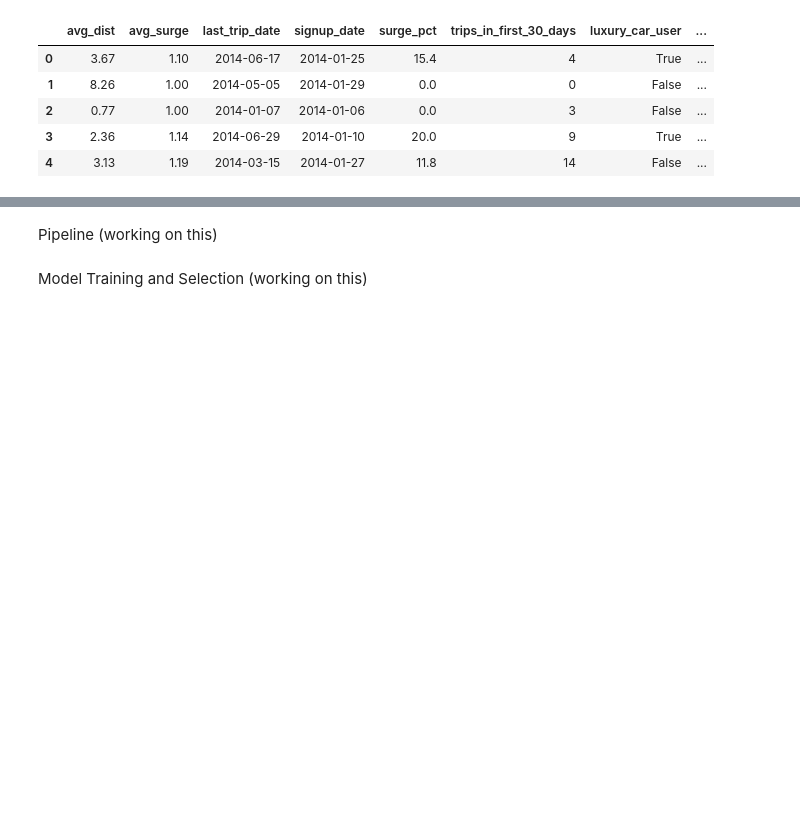
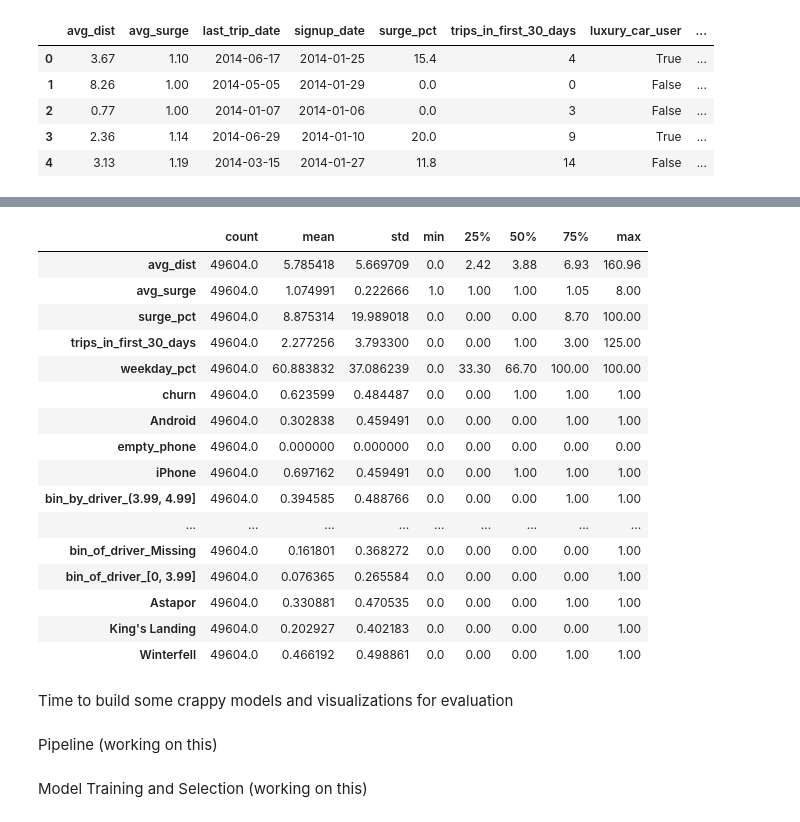
Before and after one commit to MarkDCorey/churn_risk_classification, a Jupyter notebook: churn_risk_classifier.ipynb, the cells around one changed output, grey strips where cells are left out. Cells and saved outputs as stored; diff of their text form; code cells hidden in the pictures; blank space fills up the shorter version.

```diff
--- a/churn_risk_classifier.ipynb
+++ b/churn_risk_classifier.ipynb
@@ -465,10 +467,10 @@ memory usage: 3.6 MB
 # %%
 data_phone = pd.get_dummies(data.phone)
 
-data_bin_avg_rating_by = map(lambda x: 'bin_by_driver_' + str(x), data.bin_avg_rating_by_driver)
+data.bin_avg_rating_by_driver = map(lambda x: 'bin_by_driver_' + str(x), data.bin_avg_rating_by_driver)
 data_bin_avg_rating_by_driver = pd.get_dummies(data.bin_avg_rating_by_driver)
 
-data_bin_avg_rating_of = map(lambda x: 'bin_of_driver_' + str(x), data.bin_avg_rating_of_driver)
+data.bin_avg_rating_of_driver = map(lambda x: 'bin_of_driver_' + str(x), data.bin_avg_rating_of_driver)
 data_bin_avg_rating_of_driver = pd.get_dummies(data.bin_avg_rating_of_driver)
 
 
@@ -489,0 +510,4 @@ data.info()
+# %%
+#still need to get ride of dates...
+data = data.drop(['last_trip_date','signup_date'],axis=1)
+data.info()
@@ -489,0 +532,23 @@ data.info()
+# %%
+#verifying that my model input data is all numeric and nothing crazy standing out...
+data.describe().T
+# %% [output]
+|  | count | mean | std | min | 25% | 50% | 75% | max |
+| avg_dist | 49604.0 | 5.785418 | 5.669709 | 0.0 | 2.42 | 3.88 | 6.93 | 160.96 |
+| avg_surge | 49604.0 | 1.074991 | 0.222666 | 1.0 | 1.00 | 1.00 | 1.05 | 8.00 |
+| surge_pct | 49604.0 | 8.875314 | 19.989018 | 0.0 | 0.00 | 0.00 | 8.70 | 100.00 |
+| trips_in_first_30_days | 49604.0 | 2.277256 | 3.793300 | 0.0 | 0.00 | 1.00 | 3.00 | 125.00 |
+| weekday_pct | 49604.0 | 60.883832 | 37.086239 | 0.0 | 33.30 | 66.70 | 100.00 | 100.00 |
+| churn | 49604.0 | 0.623599 | 0.484487 | 0.0 | 0.00 | 1.00 | 1.00 | 1.00 |
+| Android | 49604.0 | 0.302838 | 0.459491 | 0.0 | 0.00 | 0.00 | 1.00 | 1.00 |
+| empty_phone | 49604.0 | 0.000000 | 0.000000 | 0.0 | 0.00 | 0.00 | 0.00 | 0.00 |
+| iPhone | 49604.0 | 0.697162 | 0.459491 | 0.0 | 0.00 | 1.00 | 1.00 | 1.00 |
+| bin_by_driver_(3.99, 4.99] | 49604.0 | 0.394585 | 0.488766 | 0.0 | 0.00 | 0.00 | 1.00 | 1.00 |
+| ... | ... | ... | ... | ... | ... | ... | ... | ... |
+| bin_of_driver_Missing | 49604.0 | 0.161801 | 0.368272 | 0.0 | 0.00 | 0.00 | 0.00 | 1.00 |
+| bin_of_driver_[0, 3.99] | 49604.0 | 0.076365 | 0.265584 | 0.0 | 0.00 | 0.00 | 0.00 | 1.00 |
+| Astapor | 49604.0 | 0.330881 | 0.470535 | 0.0 | 0.00 | 0.00 | 1.00 | 1.00 |
+| King's Landing | 49604.0 | 0.202927 | 0.402183 | 0.0 | 0.00 | 0.00 | 0.00 | 1.00 |
+| Winterfell | 49604.0 | 0.466192 | 0.498861 | 0.0 | 0.00 | 0.00 | 1.00 | 1.00 |
+# %% [markdown]
+Time to build some crappy models and visualizations for evaluation
```
Also changed, not shown: parts of 5 cells of this notebook.
